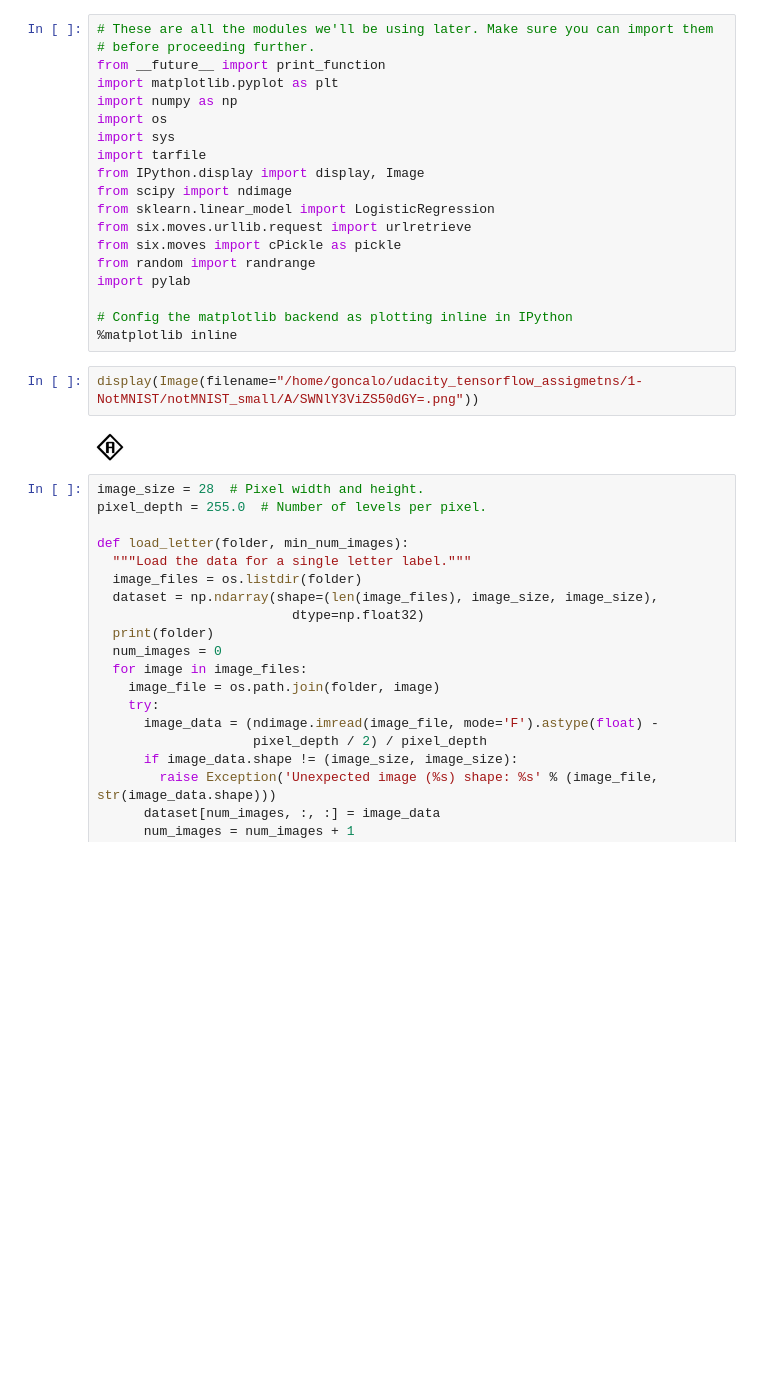
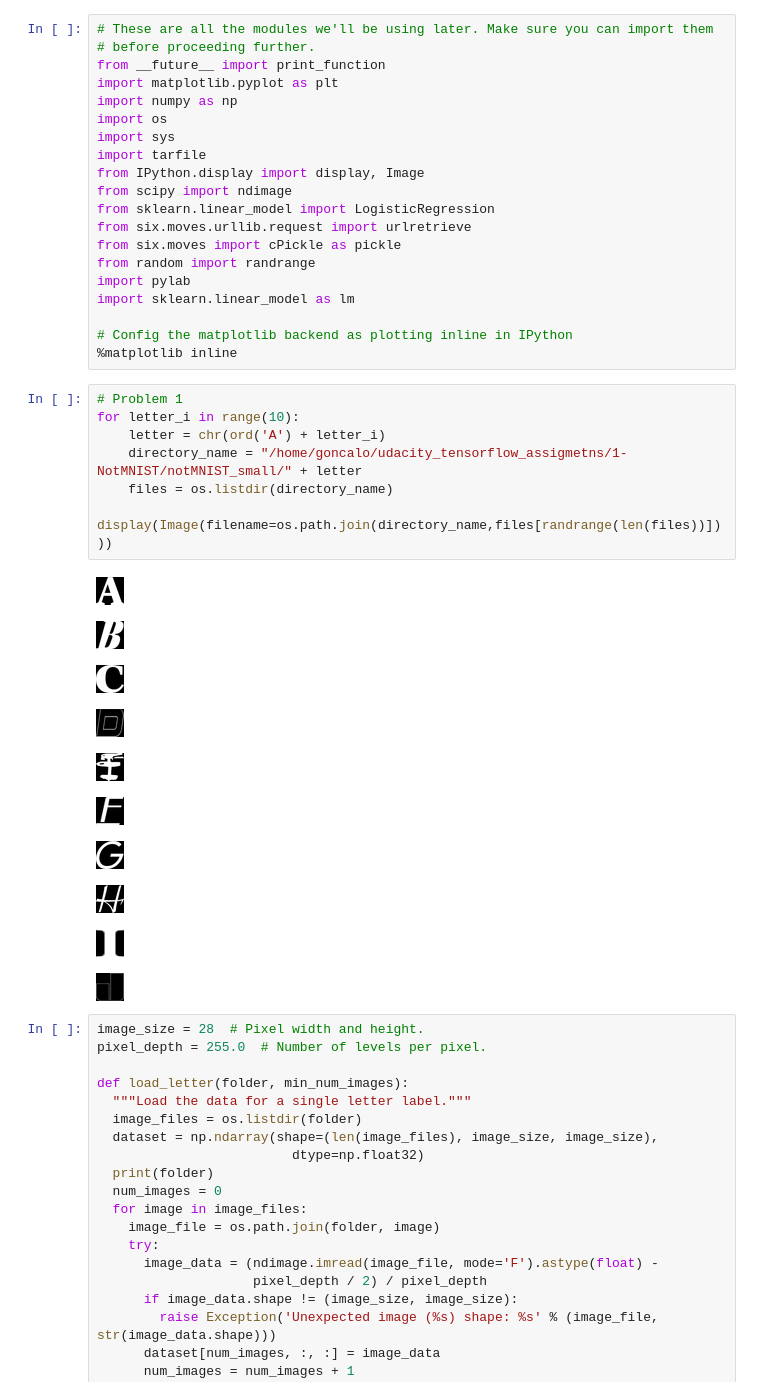
Before and after one commit to goncalo-rodrigues/udacity_tensorflow_assigmetns, a Jupyter notebook: 1-NotMNIST/Assigment1.ipynb, the cells around one changed output. Drawn from its saved outputs; the diff is of its cells as text; blank space fills up the shorter version.

```diff
--- a/1-NotMNIST/Assigment1.ipynb
+++ b/1-NotMNIST/Assigment1.ipynb
@@ -14,13 +14,28 @@ from six.moves.urllib.request import urlretrieve
 from six.moves import cPickle as pickle
 from random import randrange
 import pylab
+import sklearn.linear_model as lm
 
 # Config the matplotlib backend as plotting inline in IPython
 %matplotlib inline
-# %%
-display(Image(filename="/home/goncalo/udacity_tensorflow_assigmetns/1-NotMNIST/notMNIST_small/A/SWNlY3ViZS50dGY=.png"))
-# %% [output]
-[figure, removed]
+# %%
+# Problem 1
+for letter_i in range(10):
+    letter = chr(ord('A') + letter_i)
+    directory_name = "/home/goncalo/udacity_tensorflow_assigmetns/1-NotMNIST/notMNIST_small/" + letter
+    files = os.listdir(directory_name)
+    display(Image(filename=os.path.join(directory_name,files[randrange(len(files))])))
+# %% [output]
+[figure, added]
+[figure, added]
+[figure, added]
+[figure, added]
+[figure, added]
+[figure, added]
+[figure, added]
+[figure, added]
+[figure, added]
+[figure, added]
 # %%
 image_size = 28  # Pixel width and height.
 pixel_depth = 255.0  # Number of levels per pixel.
```
Also changed, not shown: parts of 8 cells of this notebook.
